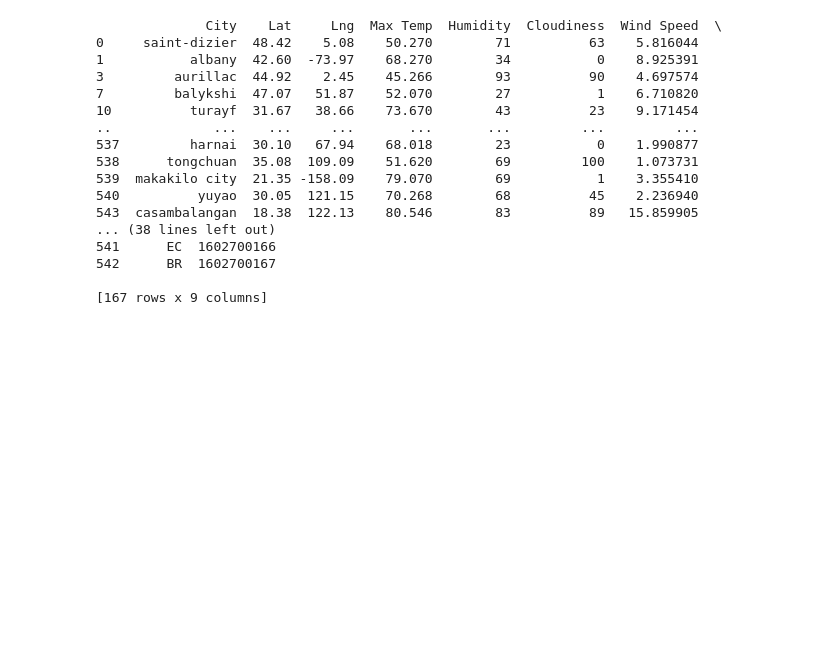
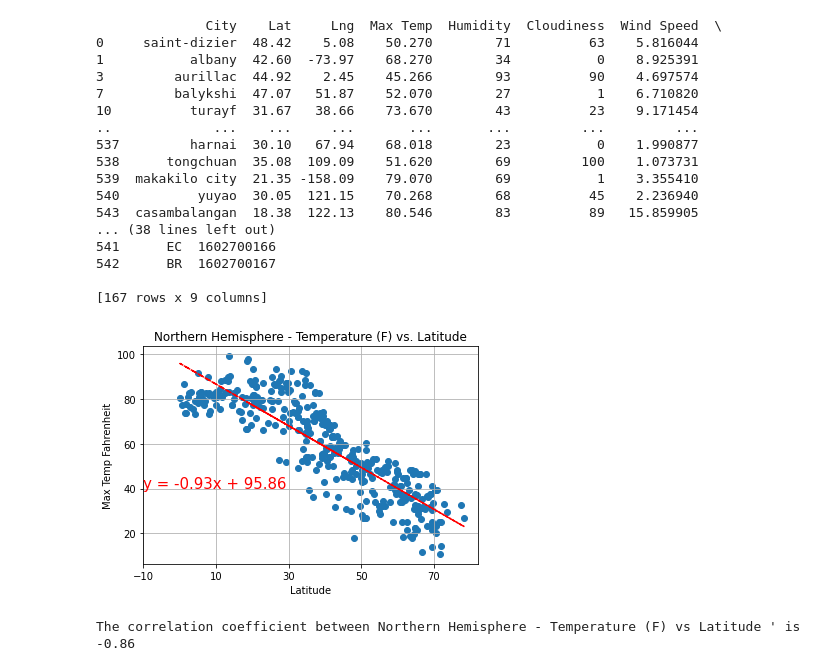
Before and after one commit to bregan78/python_api_challenge, a Jupyter notebook: WeatherPy/WeatherPy.ipynb, the cells around one changed output. Drawn from its saved outputs; the diff is of its cells as text; code cells hidden in the pictures; blank space fills up the shorter version.

Commit message:
add linear regression method and north and south temp vs latitude plots

```diff
--- a/WeatherPy/WeatherPy.ipynb
+++ b/WeatherPy/WeatherPy.ipynb
@@ -308,13 +308,13 @@ plt.show()
 # %% [output]
 [figure]
 # %%
-#setting up northern and Souther Latitudes.
+#setting up northern and Southern Latitudes.
 
-new_df1_greater_than = new_df1[new_df1["Lat"]>=0]
+new_df1_northern = new_df1[new_df1["Lat"]>=0]
 
 print(new_df1_greater_than)
 
-new_df1_less = new_df1[new_df1["Lat"]<0]
+new_df1_southern = new_df1[new_df1["Lat"]<0]
 print(new_df1_less)
 # %% [output]
               City    Lat     Lng  Max Temp  Humidity  Cloudiness  Wind Speed  \
@@ -334,3 +334,41 @@ print(new_df1_less)
 542      BR  1602700167
 
 [167 rows x 9 columns]
+# %%
+#Northern Hemisphere - Temperature (F) vs. Latitude
+#run linear regression on each relationship
+
+nh_lat=new_df1_northern["Lat"]
+nh_max_temp=new_df1_northern["Max Temp"]
+
+
+#fucntion for linear regression
+def linreg(x,y, x_cord, y_cord):
+    aa_slope, aa_int, aa_r, aa_p, aa_std_err = stats.linregress(
+    x, y)
+    aa_fit = aa_slope * x + aa_int
+    plt.scatter(x,y)
+    plt.plot(x,aa_fit,"r--")
+    plt.xticks(x)
+
+    line_eq = "y = " + str(round(aa_slope,2)) + "x + " + str(round(aa_int,2))
+    plt.annotate(line_eq,(x_cord,y_cord), fontsize=15,color="red")
+
+linreg(nh_lat,nh_max_temp, -10, 40)
+
+
+
+
+
+plt.xticks(np.arange(-10, 90, 20))
+
+plt.xlabel('Latitude')
+plt.ylabel("Max Temp Fahrenheit")
+plt.title("Northern Hemisphere - Temperature (F) vs. Latitude")
+
+plt.grid(True)
+plt.show()
+print(f"The correlation coefficient between Northern Hemisphere - Temperature (F) vs Latitude ' is {round(stats.pearsonr(nh_lat,nh_max_temp)[0],2)}")
+# %% [output]
+[figure, added]
+The correlation coefficient between Northern Hemisphere - Temperature (F) vs Latitude ' is -0.86
```
Also changed, not shown: parts of 2 cells of this notebook.
